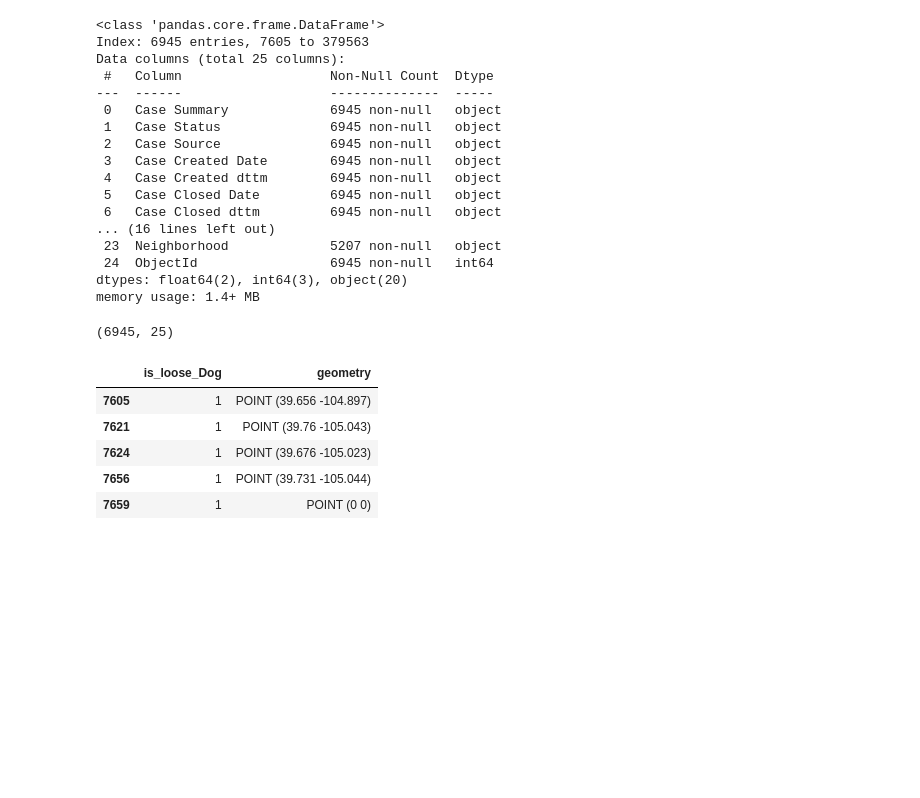
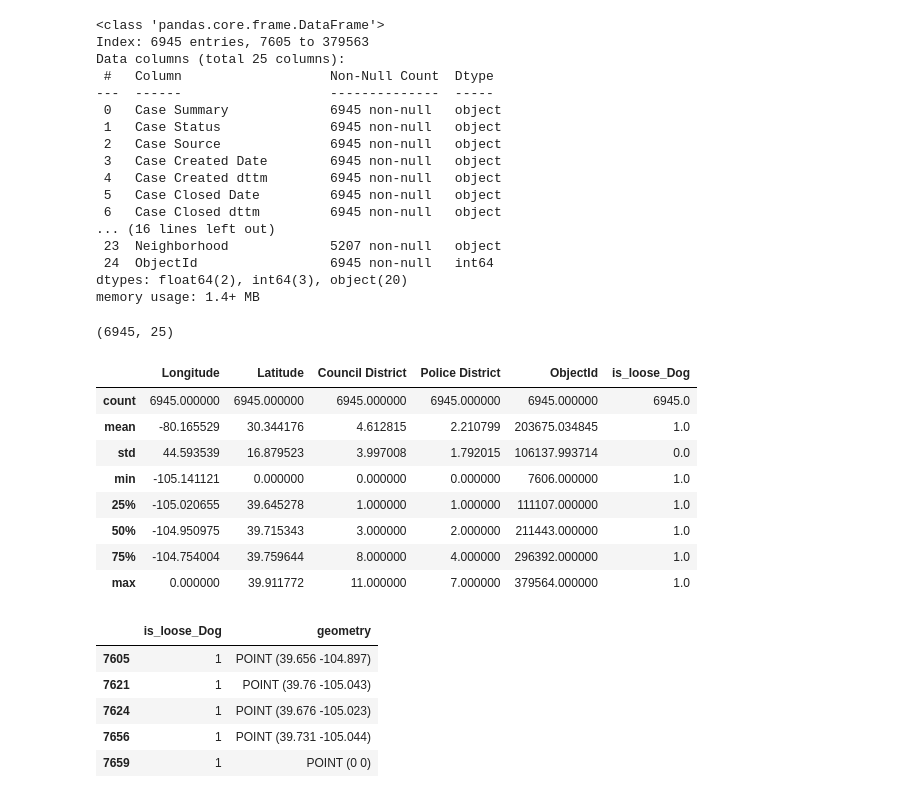
Before and after one commit to bryzgin/h3_aggregation, a Jupyter notebook: h3_aggregation.ipynb, the cells around one changed output. Cells and saved outputs as stored; diff of their text form; code cells hidden in the pictures; blank space fills up the shorter version.

```diff
--- a/h3_aggregation.ipynb
+++ b/h3_aggregation.ipynb
@@ -101,6 +104,18 @@ memory usage: 1.4+ MB
 prepared_data.shape
 # %% [output]
 (6945, 25)
+# %%
+prepared_data.describe()
+# %% [output]
+|  | Longitude | Latitude | Council District | Police District | ObjectId | is_loose_Dog |
+| count | 6945.000000 | 6945.000000 | 6945.000000 | 6945.000000 | 6945.000000 | 6945.0 |
+| mean | -80.165529 | 30.344176 | 4.612815 | 2.210799 | 203675.034845 | 1.0 |
+| std | 44.593539 | 16.879523 | 3.997008 | 1.792015 | 106137.993714 | 0.0 |
+| min | -105.141121 | 0.000000 | 0.000000 | 0.000000 | 7606.000000 | 1.0 |
+| 25% | -105.020655 | 39.645278 | 1.000000 | 1.000000 | 111107.000000 | 1.0 |
+| 50% | -104.950975 | 39.715343 | 3.000000 | 2.000000 | 211443.000000 | 1.0 |
+| 75% | -104.754004 | 39.759644 | 8.000000 | 4.000000 | 296392.000000 | 1.0 |
+| max | 0.000000 | 39.911772 | 11.000000 | 7.000000 | 379564.000000 | 1.0 |
 # %%
 prepared_data["is_loose_Dog"] = 1
 # %%
```
Also changed, not shown: parts of 7 cells of this notebook.
